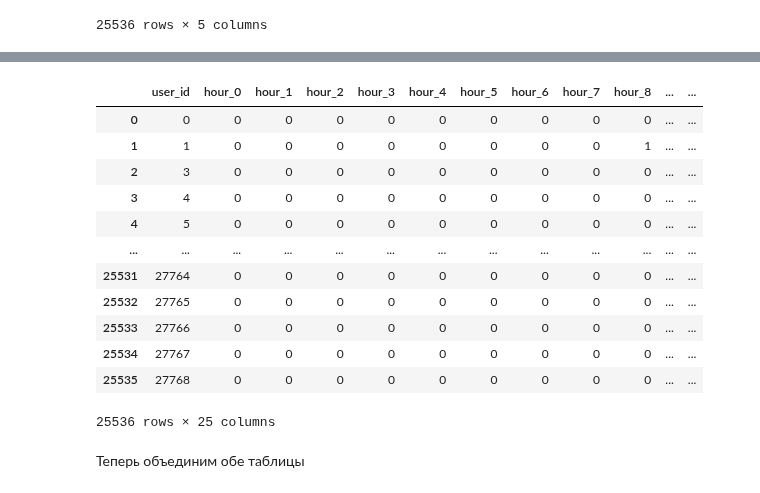
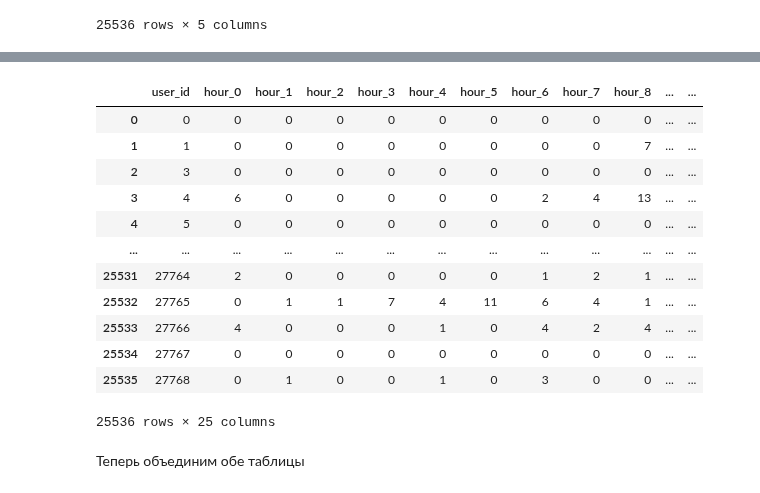
Before and after one commit to Bjorik23/mipt_datatons, a Jupyter notebook: number_of_ad_views/analysis/analysis.ipynb, the cells around one changed output, grey strips where cells are left out. Saved outputs shown, nothing was run; the diff lists cells and outputs as text; code cells hidden in the pictures.

Commit message:
fix notebook and dataset user_features

```diff
--- a/number_of_ad_views/analysis/analysis.ipynb
+++ b/number_of_ad_views/analysis/analysis.ipynb
@@ -166,0 +167,6 @@ user_agg
+# %%
+# Преобразуем нарастающие часы в часы суток
+history['hour_of_day'] = history['hour'] % 24
+
+# Проверим результат
+history[['hour', 'hour_of_day']]
@@ -167,29 +187,29 @@ user_agg
 # %%
 # Расчет распределения часов просмотра рекламы
-hour_distribution = history.groupby('user_id')['hour'].apply(
+hour_distribution = history.groupby('user_id')['hour_of_day'].apply(
     lambda x: np.histogram(x, bins=24, range=(0, 23))[0]
 ).reset_index(name='hours_distribution')
 
 # Преобразование гистограммы в отдельные колонки для часов
 hour_columns = [f'hour_{i}' for i in range(24)]
 hour_distribution_df = pd.DataFrame(hour_distribution['hours_distribution'].tolist(), columns=hour_columns)
 hour_distribution = pd.concat([hour_distribution['user_id'], hour_distribution_df], axis=1)
 
 # Рассмотрим полученный датасет
 hour_distribution
 # %% [output]
 |  | user_id | hour_0 | hour_1 | hour_2 | hour_3 | hour_4 | hour_5 | hour_6 | hour_7 | hour_8 | ... | ... |
 | 0 | 0 | 0 | 0 | 0 | 0 | 0 | 0 | 0 | 0 | 0 | ... | ... |
-| 1 | 1 | 0 | 0 | 0 | 0 | 0 | 0 | 0 | 0 | 1 | ... | ... |
+| 1 | 1 | 0 | 0 | 0 | 0 | 0 | 0 | 0 | 0 | 7 | ... | ... |
 | 2 | 3 | 0 | 0 | 0 | 0 | 0 | 0 | 0 | 0 | 0 | ... | ... |
-| 3 | 4 | 0 | 0 | 0 | 0 | 0 | 0 | 0 | 0 | 0 | ... | ... |
+| 3 | 4 | 6 | 0 | 0 | 0 | 0 | 0 | 2 | 4 | 13 | ... | ... |
 | 4 | 5 | 0 | 0 | 0 | 0 | 0 | 0 | 0 | 0 | 0 | ... | ... |
 | ... | ... | ... | ... | ... | ... | ... | ... | ... | ... | ... | ... | ... |
-| 25531 | 27764 | 0 | 0 | 0 | 0 | 0 | 0 | 0 | 0 | 0 | ... | ... |
-| 25532 | 27765 | 0 | 0 | 0 | 0 | 0 | 0 | 0 | 0 | 0 | ... | ... |
-| 25533 | 27766 | 0 | 0 | 0 | 0 | 0 | 0 | 0 | 0 | 0 | ... | ... |
+| 25531 | 27764 | 2 | 0 | 0 | 0 | 0 | 0 | 1 | 2 | 1 | ... | ... |
+| 25532 | 27765 | 0 | 1 | 1 | 7 | 4 | 11 | 6 | 4 | 1 | ... | ... |
+| 25533 | 27766 | 4 | 0 | 0 | 0 | 1 | 0 | 4 | 2 | 4 | ... | ... |
 | 25534 | 27767 | 0 | 0 | 0 | 0 | 0 | 0 | 0 | 0 | 0 | ... | ... |
-| 25535 | 27768 | 0 | 0 | 0 | 0 | 0 | 0 | 0 | 0 | 0 | ... | ... |
+| 25535 | 27768 | 0 | 1 | 0 | 0 | 1 | 0 | 3 | 0 | 0 | ... | ... |
 25536 rows × 25 columns
 # %% [markdown]
 Теперь объединим обе таблицы
```
Also changed, not shown: parts of 10 cells of this notebook, 1 other file.
